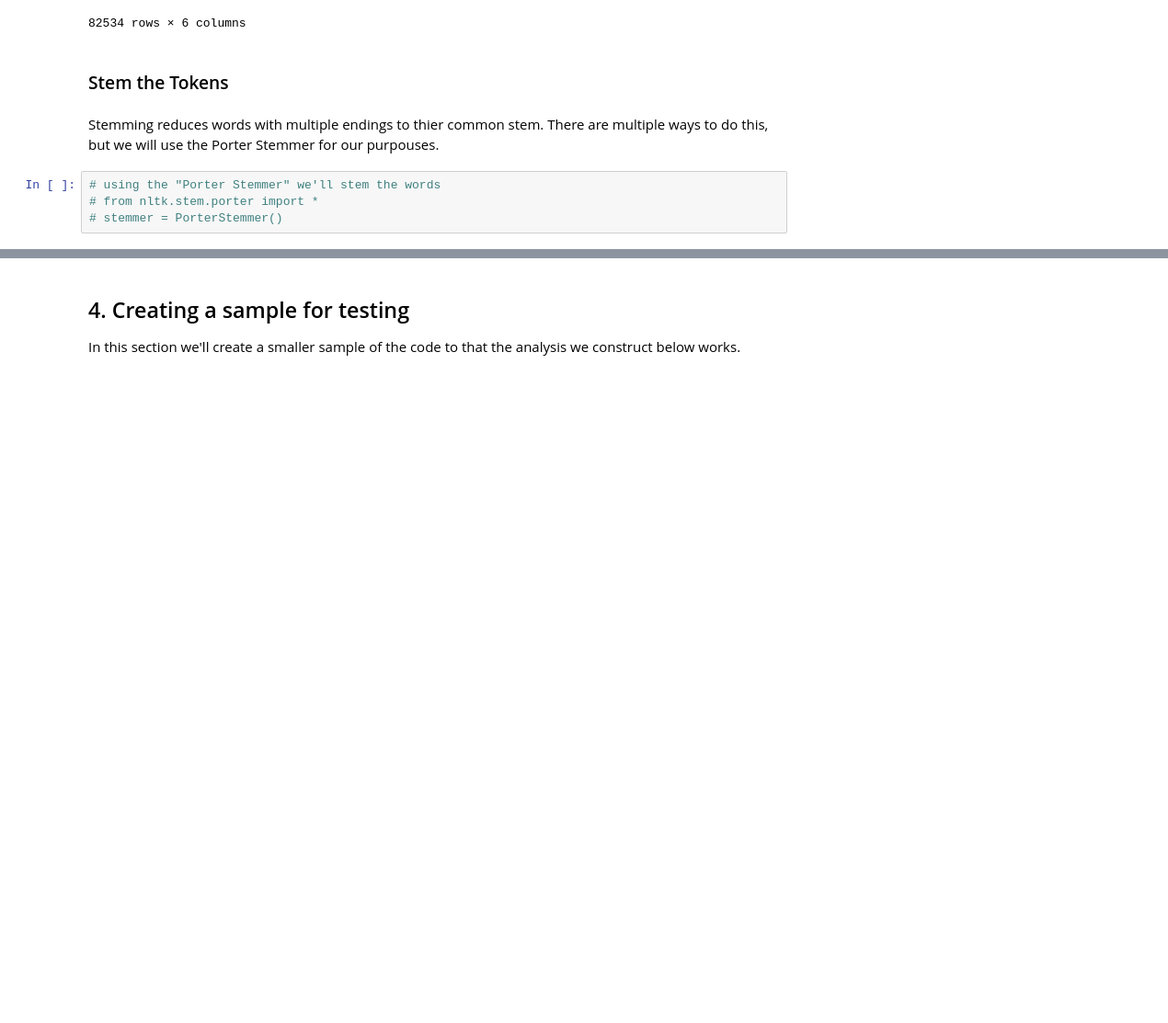
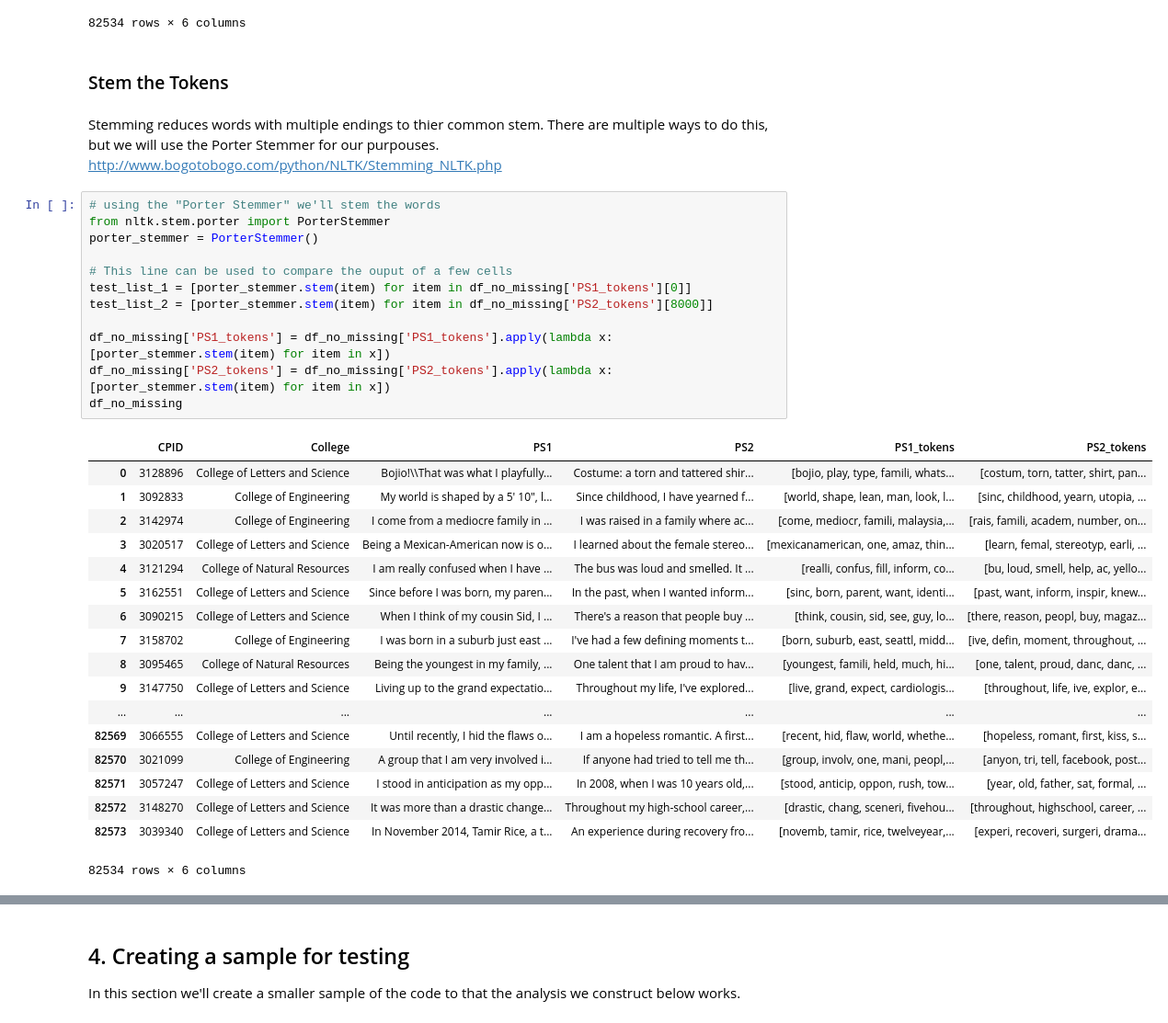
Before and after one commit to BeniamG/Admissions_Essays, a Jupyter notebook: Admissions_Essays_Full_Test_Topic_Modeling.ipynb, the cells around one changed output, grey strips where cells are left out. Shown at 92% size. Drawn from its saved outputs; the diff is of its cells as text; blank space fills up the shorter version.

```diff
--- a/Admissions_Essays_Full_Test_Topic_Modeling.ipynb
+++ b/Admissions_Essays_Full_Test_Topic_Modeling.ipynb
@@ -395,8 +395,35 @@ df_no_missing
 # %% [markdown]
 ### Stem the Tokens
 # %% [markdown]
-Stemming reduces words with multiple endings to thier common stem.  There are multiple ways to do this, but we will use the Porter Stemmer for our purpouses.
+Stemming reduces words with multiple endings to thier common stem.  There are multiple ways to do this, but we will use the Porter Stemmer for our purpouses. http://www.bogotobogo.com/python/NLTK/Stemming_NLTK.php
-# %%
-# using the "Porter Stemmer" we'll stem the words
-# from nltk.stem.porter import *
-# stemmer = PorterStemmer()
+# %%
+# using the "Porter Stemmer" we'll stem the words
+from nltk.stem.porter import PorterStemmer
+porter_stemmer = PorterStemmer()
+
+# This line can be used to compare the ouput of a few cells
+test_list_1 = [porter_stemmer.stem(item) for item in df_no_missing['PS1_tokens'][0]]
+test_list_2 = [porter_stemmer.stem(item) for item in df_no_missing['PS2_tokens'][8000]]
+
+df_no_missing['PS1_tokens'] = df_no_missing['PS1_tokens'].apply(lambda x: [porter_stemmer.stem(item) for item in x])
+df_no_missing['PS2_tokens'] = df_no_missing['PS2_tokens'].apply(lambda x: [porter_stemmer.stem(item) for item in x])
+df_no_missing
+# %% [output]
+|  | CPID | College | PS1 | PS2 | PS1_tokens | PS2_tokens |
+| 0 | 3128896 | College of Letters and Science | Bojio!\\That was what I playfully... | Costume: a torn and tattered shir... | [bojio, play, type, famili, whats... | [costum, torn, tatter, shirt, pan... |
+| 1 | 3092833 | College of Engineering | My world is shaped by a 5' 10", l... | Since childhood, I have yearned f... | [world, shape, lean, man, look, l... | [sinc, childhood, yearn, utopia, ... |
+| 2 | 3142974 | College of Engineering | I come from a mediocre family in ... | I was raised in a family where ac... | [come, mediocr, famili, malaysia,... | [rais, famili, academ, number, on... |
+| 3 | 3020517 | College of Letters and Science | Being a Mexican-American now is o... | I learned about the female stereo... | [mexicanamerican, one, amaz, thin... | [learn, femal, stereotyp, earli, ... |
+| 4 | 3121294 | College of Natural Resources | I am really confused when I have ... | The bus was loud and smelled. It ... | [realli, confus, fill, inform, co... | [bu, loud, smell, help, ac, yello... |
+| 5 | 3162551 | College of Letters and Science | Since before I was born, my paren... | In the past, when I wanted inform... | [sinc, born, parent, want, identi... | [past, want, inform, inspir, knew... |
+| 6 | 3090215 | College of Letters and Science | When I think of my cousin Sid, I ... | There's a reason that people buy ... | [think, cousin, sid, see, guy, lo... | [there, reason, peopl, buy, magaz... |
+| 7 | 3158702 | College of Engineering | I was born in a suburb just east ... | I've had a few defining moments t... | [born, suburb, east, seattl, midd... | [ive, defin, moment, throughout, ... |
+| 8 | 3095465 | College of Natural Resources | Being the youngest in my family, ... | One talent that I am proud to hav... | [youngest, famili, held, much, hi... | [one, talent, proud, danc, danc, ... |
+| 9 | 3147750 | College of Letters and Science | Living up to the grand expectatio... | Throughout my life, I've explored... | [live, grand, expect, cardiologis... | [throughout, life, ive, explor, e... |
+| ... | ... | ... | ... | ... | ... | ... |
+| 82569 | 3066555 | College of Letters and Science | Until recently, I hid the flaws o... | I am a hopeless romantic. A first... | [recent, hid, flaw, world, whethe... | [hopeless, romant, first, kiss, s... |
+| 82570 | 3021099 | College of Engineering | A group that I am very involved i... | If anyone had tried to tell me th... | [group, involv, one, mani, peopl,... | [anyon, tri, tell, facebook, post... |
+| 82571 | 3057247 | College of Letters and Science | I stood in anticipation as my opp... | In 2008, when I was 10 years old,... | [stood, anticip, oppon, rush, tow... | [year, old, father, sat, formal, ... |
+| 82572 | 3148270 | College of Letters and Science | It was more than a drastic change... | Throughout my high-school career,... | [drastic, chang, sceneri, fivehou... | [throughout, highschool, career, ... |
+| 82573 | 3039340 | College of Letters and Science | In November 2014, Tamir Rice, a t... | An experience during recovery fro... | [novemb, tamir, rice, twelveyear,... | [experi, recoveri, surgeri, drama... |
+82534 rows × 6 columns
```
Also changed, not shown: parts of 6 cells of this notebook.
